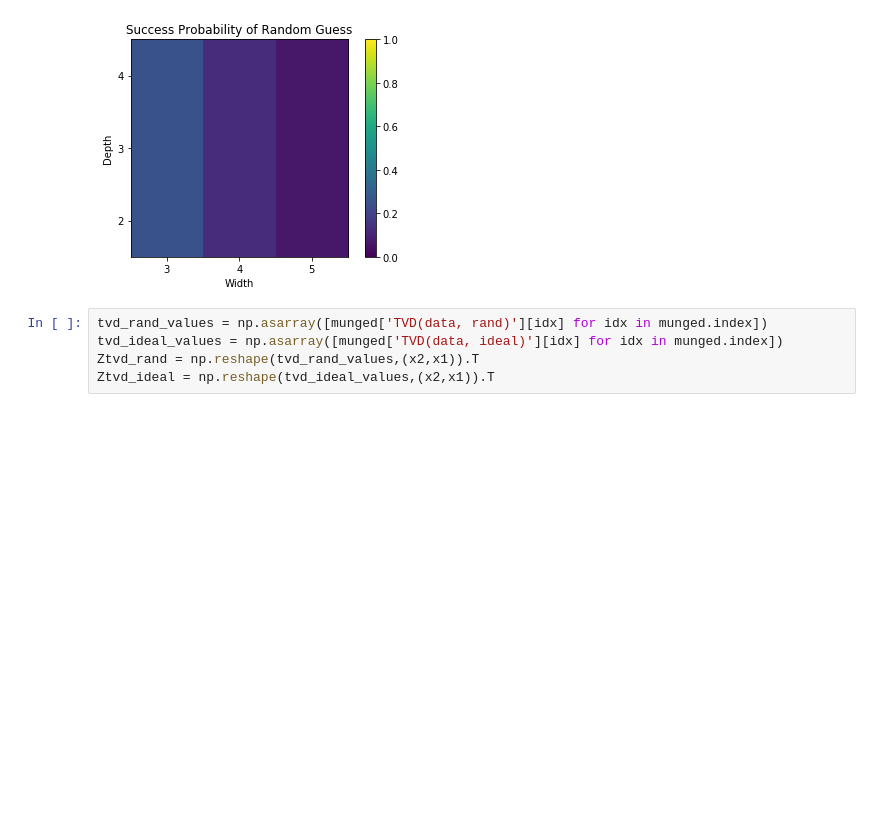
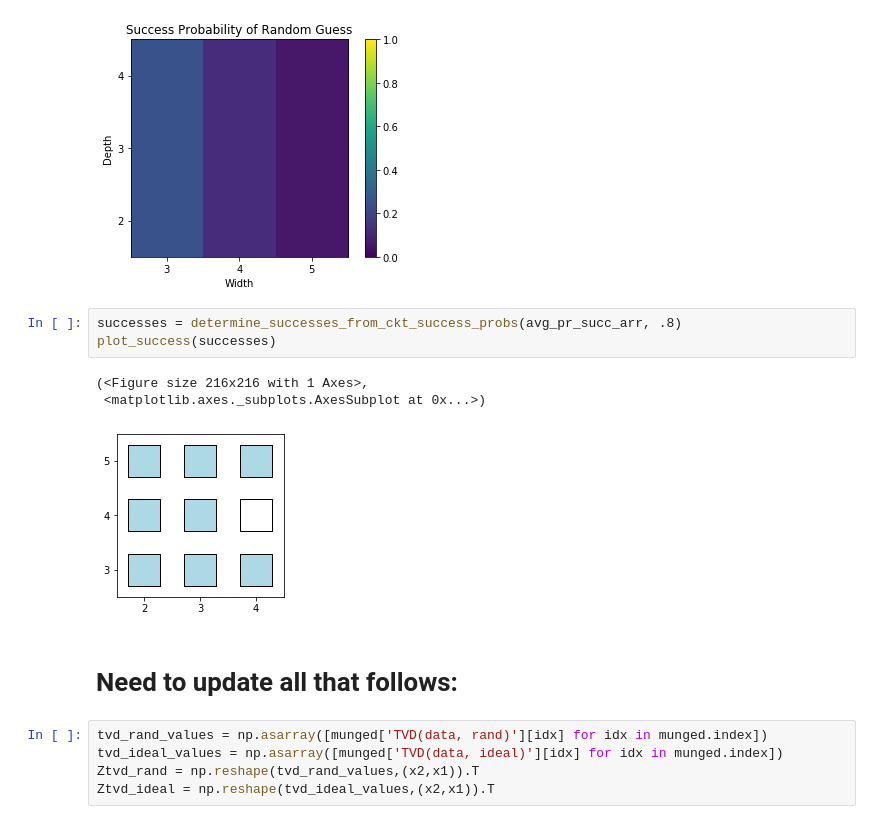
Before and after one commit to rigetti/forest-benchmarking, a Jupyter notebook: examples/volumetrics.ipynb, the cells around one changed output. Saved outputs shown, nothing was run; the diff lists cells and outputs as text; blank space fills up the shorter version.

Commit message:
Add basic plot of successes.

```diff
--- a/examples/volumetrics.ipynb
+++ b/examples/volumetrics.ipynb
@@ -557,6 +548,15 @@ plt.title('Success Probability of Random Guess')
 plt.show()
 # %% [output]
 [figure]
+# %%
+successes = determine_successes_from_ckt_success_probs(avg_pr_succ_arr, .8)
+plot_success(successes)
+# %% [output]
+(<Figure size 216x216 with 1 Axes>,
+ <matplotlib.axes._subplots.AxesSubplot at 0x...>)
+[figure, added]
+# %% [markdown]
+# Need to update all that follows:
 # %%
 tvd_rand_values = np.asarray([munged['TVD(data, rand)'][idx] for idx in munged.index])
 tvd_ideal_values = np.asarray([munged['TVD(data, ideal)'][idx] for idx in munged.index])
```
Also changed, not shown: parts of 25 cells of this notebook, 1 other file.
